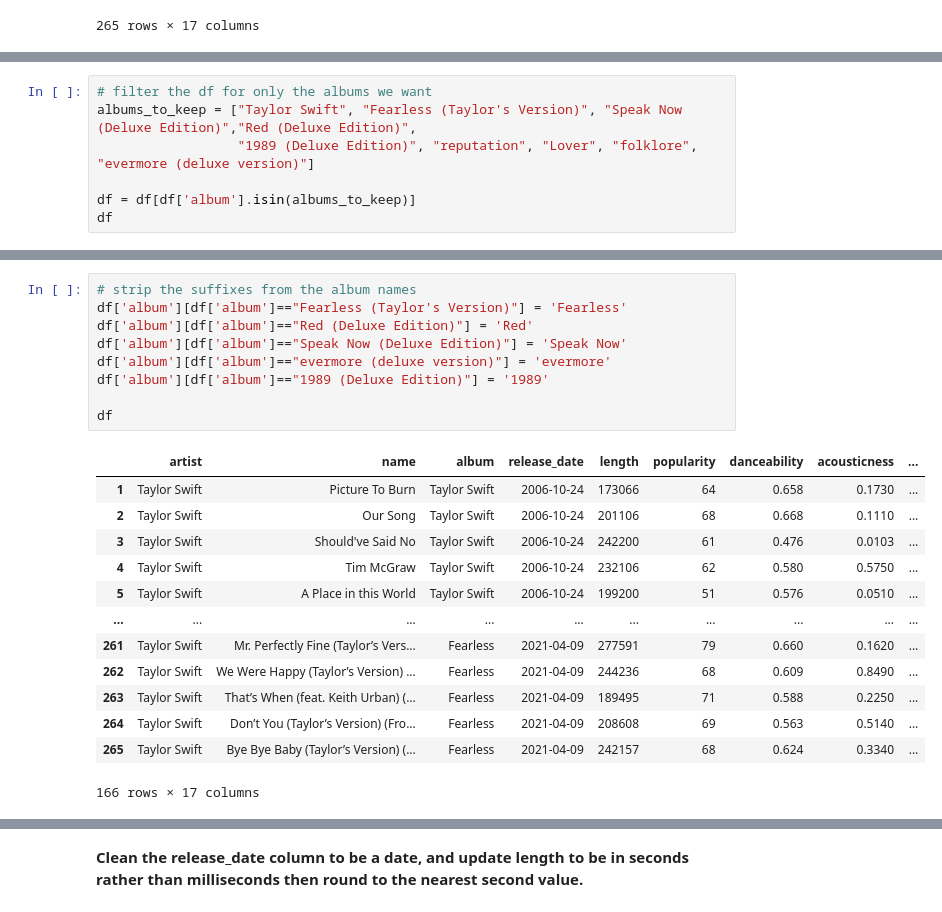
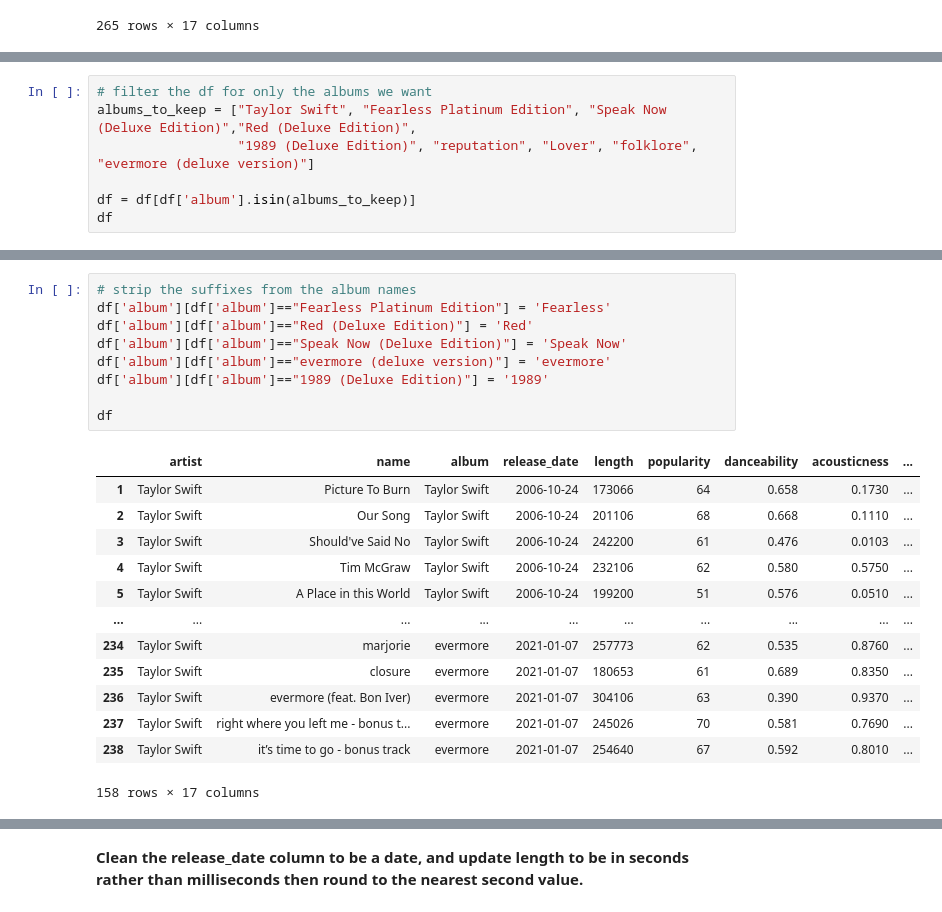
Before and after one commit to Wilb11/t-swift, a Jupyter notebook: taylor-swift-song-analysis.ipynb, the cells around one changed output, grey strips where cells are left out. Saved outputs shown, nothing was run; the diff lists cells and outputs as text.

```diff
--- a/taylor-swift-song-analysis.ipynb
+++ b/taylor-swift-song-analysis.ipynb
@@ -80,7 +80,7 @@ You Need To Calm Down (Clean Bandit Remix)
 Name: album, dtype: int64
 # %%
 # filter the df for only the albums we want
-albums_to_keep = ["Taylor Swift", "Fearless (Taylor's Version)", "Speak Now (Deluxe Edition)","Red (Deluxe Edition)",
+albums_to_keep = ["Taylor Swift", "Fearless Platinum Edition", "Speak Now (Deluxe Edition)","Red (Deluxe Edition)",
                   "1989 (Deluxe Edition)", "reputation", "Lover", "folklore", "evermore (deluxe version)"]
 
 df = df[df['album'].isin(albums_to_keep)]
@@ -102,26 +102,26 @@ df
 # %%
 # strip the suffixes from the album names
-df['album'][df['album']=="Fearless (Taylor's Version)"] = 'Fearless'
+df['album'][df['album']=="Fearless Platinum Edition"] = 'Fearless'
 df['album'][df['album']=="Red (Deluxe Edition)"] = 'Red'
 df['album'][df['album']=="Speak Now (Deluxe Edition)"] = 'Speak Now'
 df['album'][df['album']=="evermore (deluxe version)"] = 'evermore'
 df['album'][df['album']=="1989 (Deluxe Edition)"] = '1989'
 
 df
 # %% [output]
 |  | artist | name | album | release_date | length | popularity | danceability | acousticness | ... |
 | 1 | Taylor Swift | Picture To Burn | Taylor Swift | 2006-10-24 | 173066 | 64 | 0.658 | 0.1730 | ... |
 | 2 | Taylor Swift | Our Song | Taylor Swift | 2006-10-24 | 201106 | 68 | 0.668 | 0.1110 | ... |
 | 3 | Taylor Swift | Should've Said No | Taylor Swift | 2006-10-24 | 242200 | 61 | 0.476 | 0.0103 | ... |
 | 4 | Taylor Swift | Tim McGraw | Taylor Swift | 2006-10-24 | 232106 | 62 | 0.580 | 0.5750 | ... |
 | 5 | Taylor Swift | A Place in this World | Taylor Swift | 2006-10-24 | 199200 | 51 | 0.576 | 0.0510 | ... |
 | ... | ... | ... | ... | ... | ... | ... | ... | ... | ... |
-| 261 | Taylor Swift | Mr. Perfectly Fine (Taylor’s Vers... | Fearless | 2021-04-09 | 277591 | 79 | 0.660 | 0.1620 | ... |
-| 262 | Taylor Swift | We Were Happy (Taylor’s Version) ... | Fearless | 2021-04-09 | 244236 | 68 | 0.609 | 0.8490 | ... |
-| 263 | Taylor Swift | That’s When (feat. Keith Urban) (... | Fearless | 2021-04-09 | 189495 | 71 | 0.588 | 0.2250 | ... |
-| 264 | Taylor Swift | Don’t You (Taylor’s Version) (Fro... | Fearless | 2021-04-09 | 208608 | 69 | 0.563 | 0.5140 | ... |
-| 265 | Taylor Swift | Bye Bye Baby (Taylor’s Version) (... | Fearless | 2021-04-09 | 242157 | 68 | 0.624 | 0.3340 | ... |
+| 234 | Taylor Swift | marjorie | evermore | 2021-01-07 | 257773 | 62 | 0.535 | 0.8760 | ... |
+| 235 | Taylor Swift | closure | evermore | 2021-01-07 | 180653 | 61 | 0.689 | 0.8350 | ... |
+| 236 | Taylor Swift | evermore (feat. Bon Iver) | evermore | 2021-01-07 | 304106 | 63 | 0.390 | 0.9370 | ... |
+| 237 | Taylor Swift | right where you left me - bonus t... | evermore | 2021-01-07 | 245026 | 70 | 0.581 | 0.7690 | ... |
+| 238 | Taylor Swift | it’s time to go - bonus track | evermore | 2021-01-07 | 254640 | 67 | 0.592 | 0.8010 | ... |
-166 rows × 17 columns
+158 rows × 17 columns
 # %%
 # show the amount of songs per album
 ax = df.album.value_counts().plot(kind='bar', color='lavender', edgecolor='indigo', linewidth=3,
```
Also changed, not shown: parts of 19 cells of this notebook, 4 other files.
